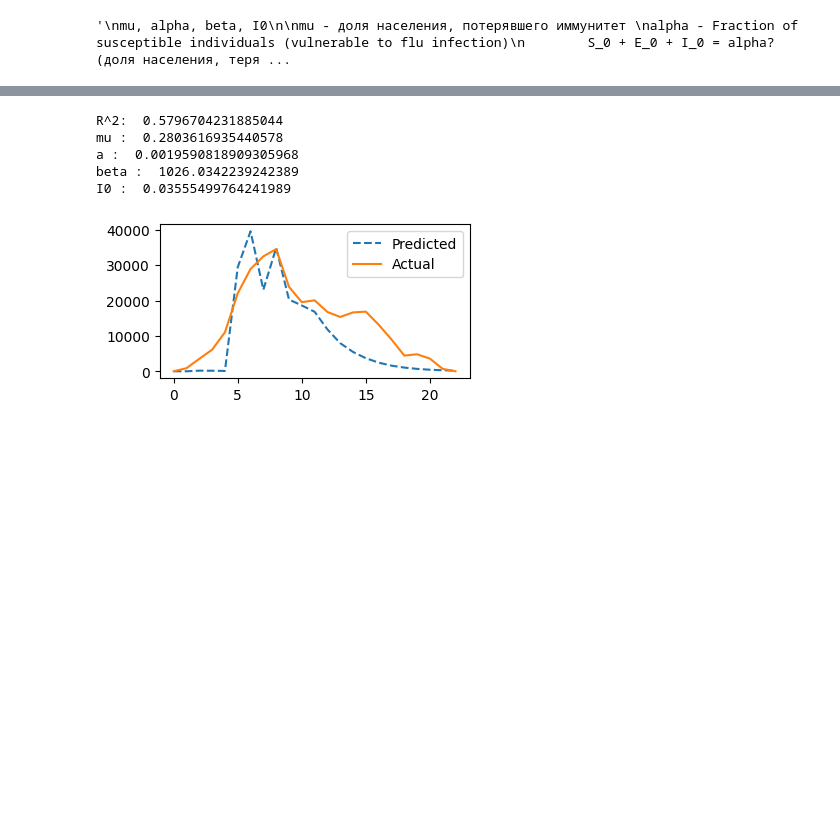
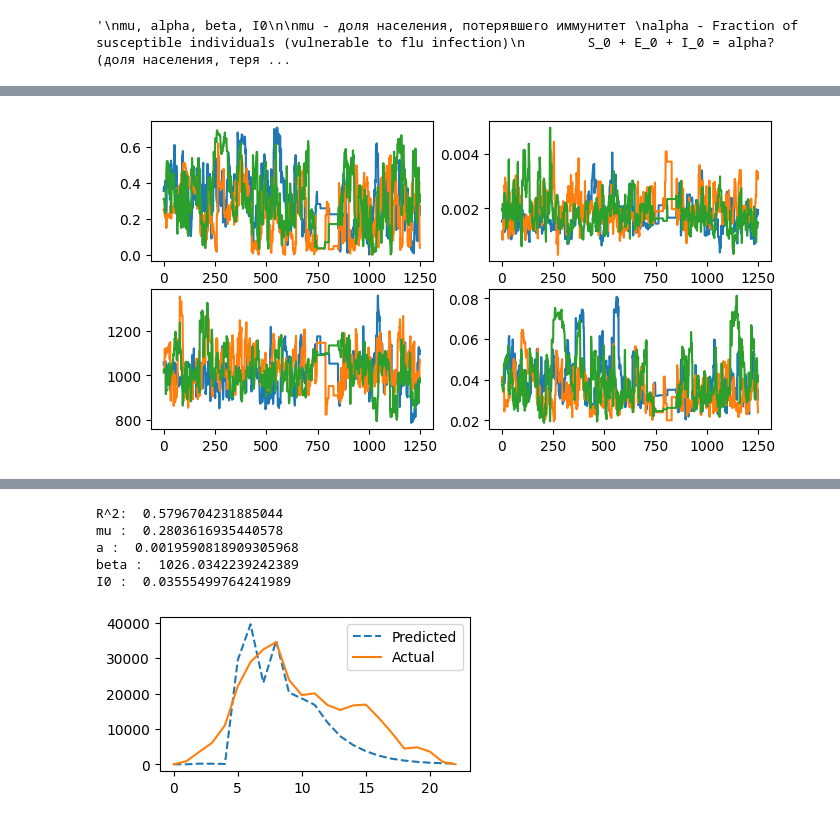
Before and after one commit to Mpkosh/people_are, a Jupyter notebook: abc_mcmc.ipynb, the cells around one changed output, grey strips where cells are left out. Saved outputs shown, nothing was run; the diff lists cells and outputs as text; code cells hidden in the pictures; blank space fills up the shorter version.

```diff
--- a/abc_mcmc.ipynb
+++ b/abc_mcmc.ipynb
@@ -273,0 +315,7 @@ def mh(obsData, init_params, rngseed=None, sampling_method='dram',
+# %%
+for model in [mcstat01,mcstat02,mcstat03,mcstat04]:
+    results_chain = model.simulation_results.results
+    burnin = int(results_chain['nsimu']/2)
+    chain = results_chain['chain'][burnin:, :]
+
+    metrics_and_plot(obsData, np.median(chain, 0))
@@ -323,0 +352,7 @@ e.g., removed the first part for burnin-in.
+# %%
+for model in [mcstat001,mcstat002,mcstat003]:
+    results_chain = model.simulation_results.results
+    burnin = int(results_chain['nsimu']/2)
+    chain = results_chain['chain'][burnin:, :]
+
+    metrics_and_plot(obsData, np.median(chain, 0))
@@ -367,3 +441,17 @@ Sampling these parameters:
+# %%
+figure, axis = plt.subplots(2, 2, figsize=(8, 4))
+
+for model in [mcstat1,mcstat2,mcstat3]:
+    results_chain = model.simulation_results.results
+    burnin = int(results_chain['nsimu']/2)
+    chain = results_chain['chain'][burnin:, :]
+
+    axis[0, 0].plot(chain[:,0])
+    axis[0, 1].plot(chain[:,1])
+    axis[1, 0].plot(chain[:,2])
+    axis[1, 1].plot(chain[:,3])
+# %% [output]
+[figure, added]
 # %%
 for model in [mcstat1,mcstat2,mcstat3]:
     results_chain = model.simulation_results.results
```
Also changed, not shown: parts of 23 cells of this notebook.
